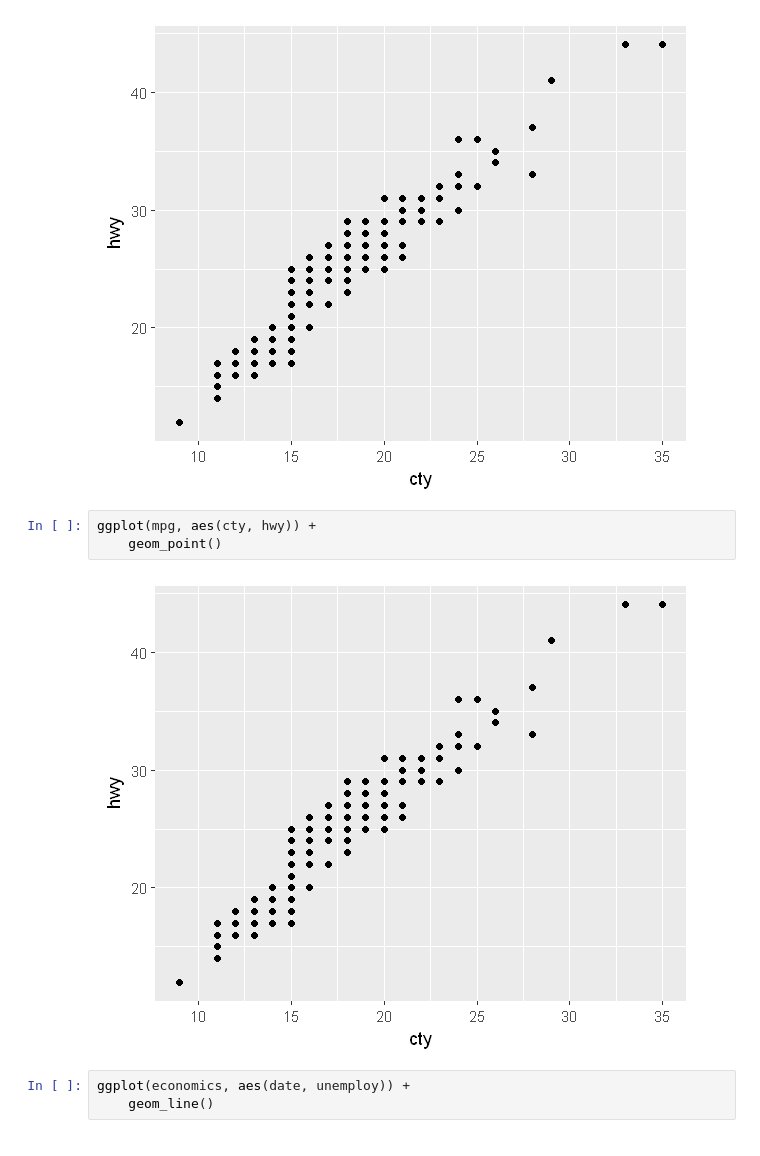
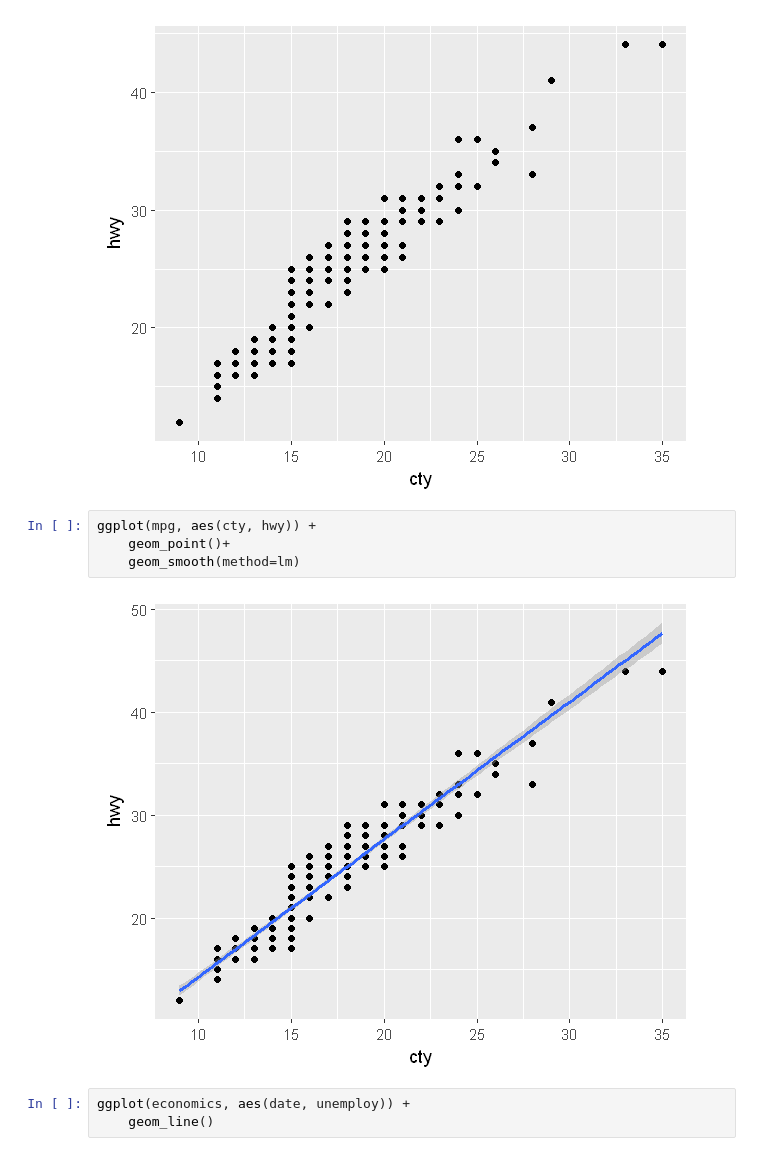
Before and after one commit to zhiruiwang/Talk_at_CAS, a Jupyter notebook: Invited Talk at CAS.ipynb, the cells around one changed output. Saved outputs shown, nothing was run; the diff lists cells and outputs as text.

```diff
--- a/Invited Talk at CAS.ipynb
+++ b/Invited Talk at CAS.ipynb
@@ -141,9 +141,10 @@ ggplot(mpg, aes(cty, hwy)) +
 [figure]
 # %%
 ggplot(mpg, aes(cty, hwy)) +
-    geom_point()
+    geom_point()+
+    geom_smooth(method=lm)
 # %% [output]
-[figure, old version]
+[figure, new version]
 # %%
 ggplot(economics, aes(date, unemploy)) +
     geom_line()
```
